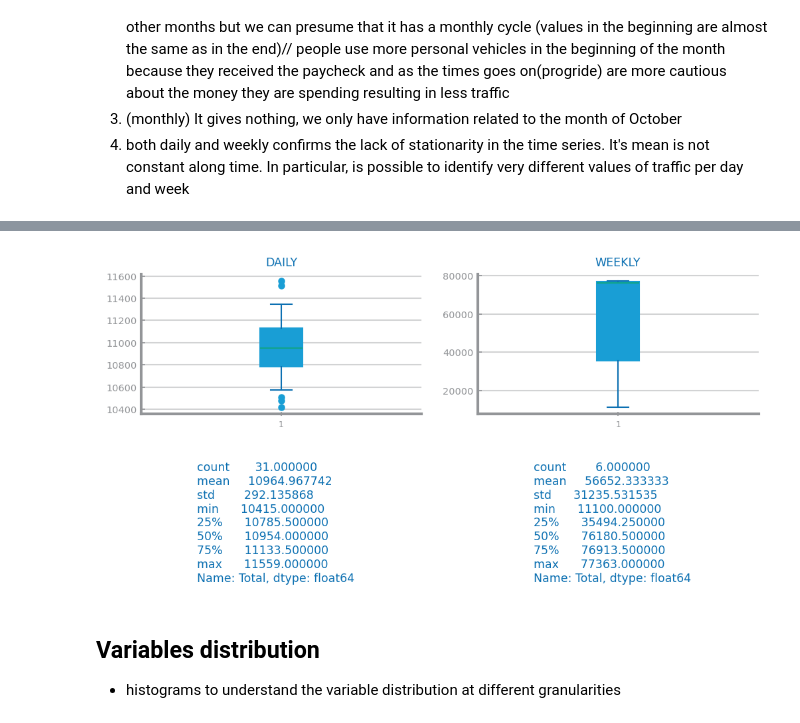
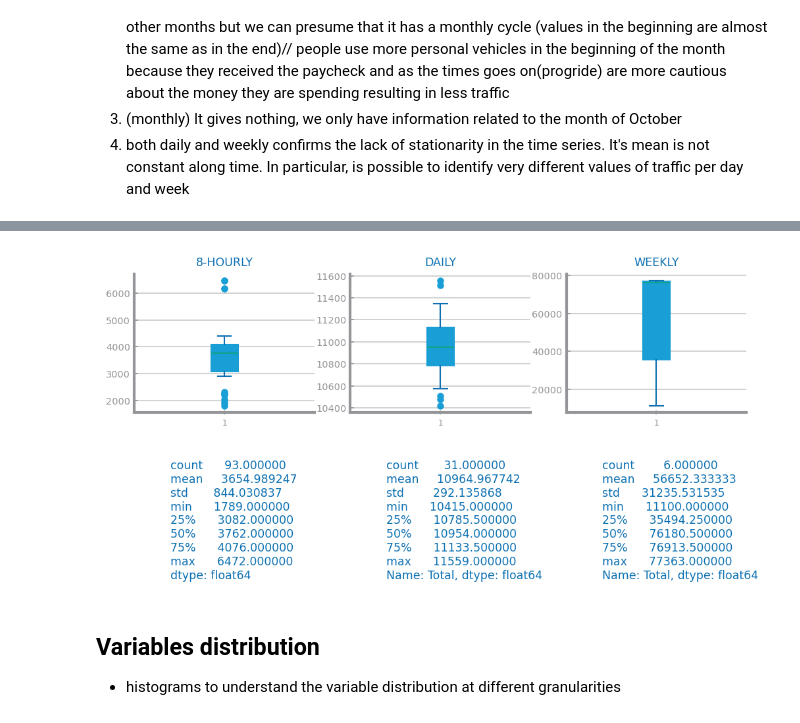
Before and after one commit to franciscoAbreuTecnico/Data-Science-IST, a Jupyter notebook: forecasting_services/data_profilling.ipynb, the cells around one changed output, grey strips where cells are left out. Cells and saved outputs as stored; diff of their text form; code cells hidden in the pictures.

```diff
--- a/forecasting_services/data_profilling.ipynb
+++ b/forecasting_services/data_profilling.ipynb
@@ -14,7 +14,7 @@ from matplotlib.pyplot import figure, show, subplots, plot, legend, savefig
 from matplotlib.axes import Axes
 from matplotlib.figure import Figure
 # %%
-### plotting UNIVARIATE Time Series
+### Plotting UNIVARIATE Time Series
 file_tag = "traffic"
 target = "Total"
 index="Timestamp"
@@ -32,8 +32,13 @@ print(original_data.columns)
 
 ### Sort 'TimeStamp' Ascending
 original_data.sort_index(inplace=True)
-#original_data.to_csv("sorted_forecast_traffic.csv")
+original_data.index = pd.to_datetime(original_data.index)
+original_data.to_csv("sorted_forecast_traffic.csv")
 series: pd.Series = original_data[target]
+
+# Output the inferred frequency
+inferred_freq = pd.infer_freq(series.index)
+print("Inferred frequency of the DateTimeIndex: ", inferred_freq)
 
 print("Nr. Records = ", series.shape[0])
 print("First timestamp", series.index[0])
@@ -47,14 +52,7 @@ dslabs.plot_line_chart(
     ylabel=target,
     title=f"{file_tag} Quarter-Hourly {target}",
 )
-savefig("../forecasting_services/data_profilling_images/plot_univariate_time_series.png", bbox_inches='tight')
+savefig("../forecasting_services/data_profilling_images/first_granularity.png", bbox_inches='tight')
 show()
-
-###
-series: pd.Series = original_data[target]
-ss_days: pd.Series = dslabs.ts_aggregation_by(series, gran_level="D", agg_func=sum)
-
-series: pd.Series = original_data[target]
-ss_weeks: pd.Series = dslabs.ts_aggregation_by(series, gran_level="W", agg_func=sum)
 # %% [output]
 Index(['Total'], dtype='object')
@@ -308,24 +190,30 @@ show()
 # %%
 fig: Figure
 axs: np.array
-fig, axs = subplots(2, 2, figsize=(2 * dslabs.HEIGHT, dslabs.HEIGHT))
+fig, axs = subplots(2, 3, figsize=(2 * dslabs.HEIGHT, dslabs.HEIGHT))
 
-dslabs.set_chart_labels(axs[0, 0], title="DAILY")
-axs[0, 0].boxplot(ss_days)
-dslabs.set_chart_labels(axs[0, 1], title="WEEKLY")
-axs[0, 1].boxplot(ss_weeks)
+dslabs.set_chart_labels(axs[0, 0], title="8-HOURLY")
+axs[0, 0].boxplot(ss_grouped_8)
+dslabs.set_chart_labels(axs[0, 1], title="DAILY")
+axs[0, 1].boxplot(ss_days)
+dslabs.set_chart_labels(axs[0, 2], title="WEEKLY")
+axs[0, 2].boxplot(ss_weeks)
 
 axs[1, 0].grid(False)
 axs[1, 0].set_axis_off()
-axs[1, 0].text(0.2, 0, str(ss_days.describe()), fontsize="small")
+axs[1, 0].text(0.2, 0, str(ss_grouped_8.describe()), fontsize="small")
 
 axs[1, 1].grid(False)
 axs[1, 1].set_axis_off()
-axs[1, 1].text(0.2, 0, str(ss_weeks.describe()), fontsize="small")
+axs[1, 1].text(0.2, 0, str(ss_days.describe()), fontsize="small")
+
+axs[1, 2].grid(False)
+axs[1, 2].set_axis_off()
+axs[1, 2].text(0.2, 0, str(ss_weeks.describe()), fontsize="small")
 savefig("../forecasting_services/data_profilling_images/distribution_boxplots_rest", bbox_inches='tight')
 show()
 # %% [output]
-[figure, old version]
+[figure, new version]
 # %% [markdown]
 ## Variables distribution
 - histograms to understand the variable distribution at different granularities
```
Also changed, not shown: parts of 11 cells of this notebook, 23 other files.
